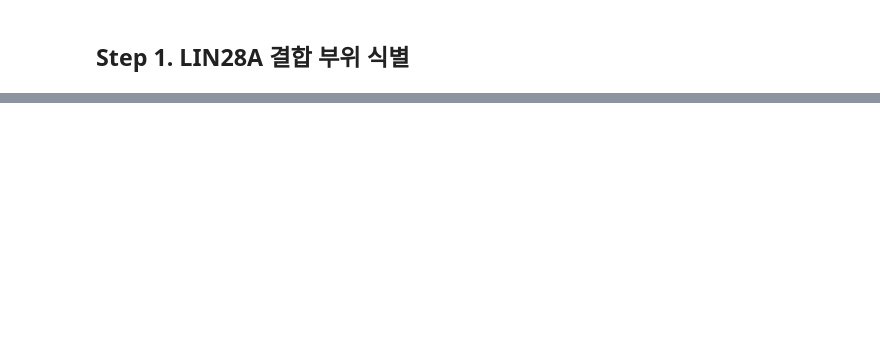
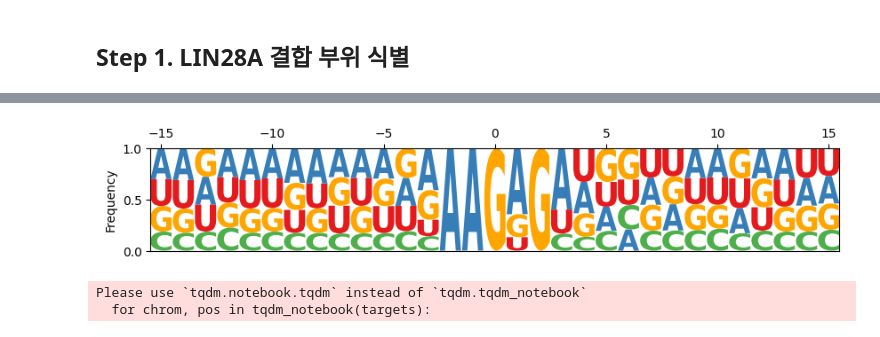
Before and after one commit to JeonSHyun/25-1-SNU-Bioinfo1, a Jupyter notebook: YourOwnAnalysis.ipynb, the cells around one changed output, grey strips where cells are left out. Saved outputs shown, nothing was run; the diff lists cells and outputs as text; code cells hidden in the pictures; blank space fills up the shorter version.

```diff
--- a/YourOwnAnalysis.ipynb
+++ b/YourOwnAnalysis.ipynb
@@ -410,0 +290,6 @@ let7_qced
+# %%
+AAGNGH_counts_df = pd.DataFrame(base_dict)
+AAGNGH_counts_df = AAGNGH_counts_df.transpose()
+AAGNGH_counts_df.columns = ['A', 'U', 'G', 'C']
+AAGNGH_counts_df = AAGNGH_counts_df.div(AAGNGH_counts_df.sum(axis=1), axis=0)
+AAGNGH_counts_df.head()
@@ -410,0 +303,43 @@ let7_qced
+# %%
+color_dict = {
+    'A': '#377eb8',
+    'C': '#4daf4a',
+    'G': 'orange',
+    'U': '#e41a1c'
+}
+
+fig, ax = plt.subplots(figsize=(10, 1.5))
+
+logo = logomaker.Logo(AAGNGH_counts_df, color_scheme=color_dict, ax=ax)
+
+ax.xaxis.set_ticks_position('top')
+ax.xaxis.set_label_position('top')
+
+logo.ax.set_yticks([0, 0.5, 1])
+logo.ax.set_ylabel("Frequency")
+
+plt.show()
+# %% [output]
+[figure, added]
+# %%
+# 일단 position별로 저장해둬야 freq 계산가능할것같음
+
+genome = Fasta("mm39.fa")
+
+pos_dictionary = {}
+
+for j in range(31):
+    pos_dictionary[j - 15] = ''
+
+# 전체 sequence에 대해서 계산
+for chrom, pos in tqdm_notebook(targets):
+    center = pos - 1  # GTF 보정 (1-based → 0-based)
+    seq = genome[chrom][center-15:center+16].seq.upper()
+    if len(seq) != 31:
+       continue  # 길이 부족한 경우 skip
+
+    for i in range(31):
+       pos_dictionary[i - 15] = pos_dictionary[i - 15] + seq[j]
+# %% [output]
+Please use `tqdm.notebook.tqdm` instead of `tqdm.tqdm_notebook`
+  for chrom, pos in tqdm_notebook(targets):
```
Also changed, not shown: parts of 61 cells of this notebook.
